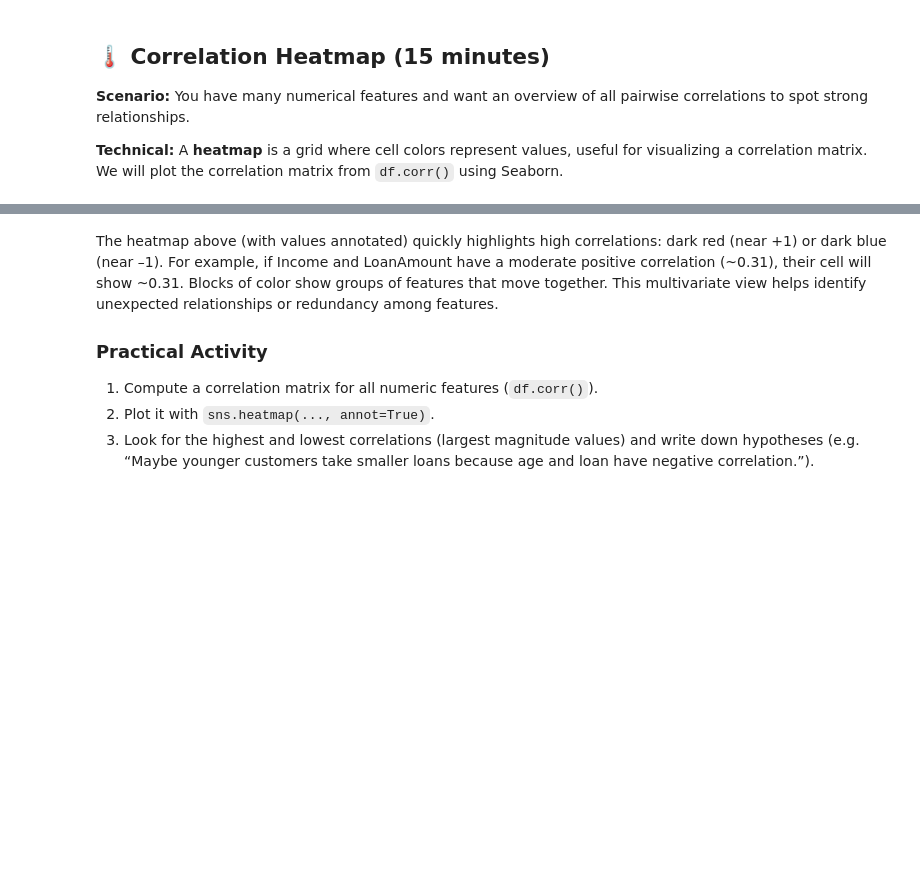
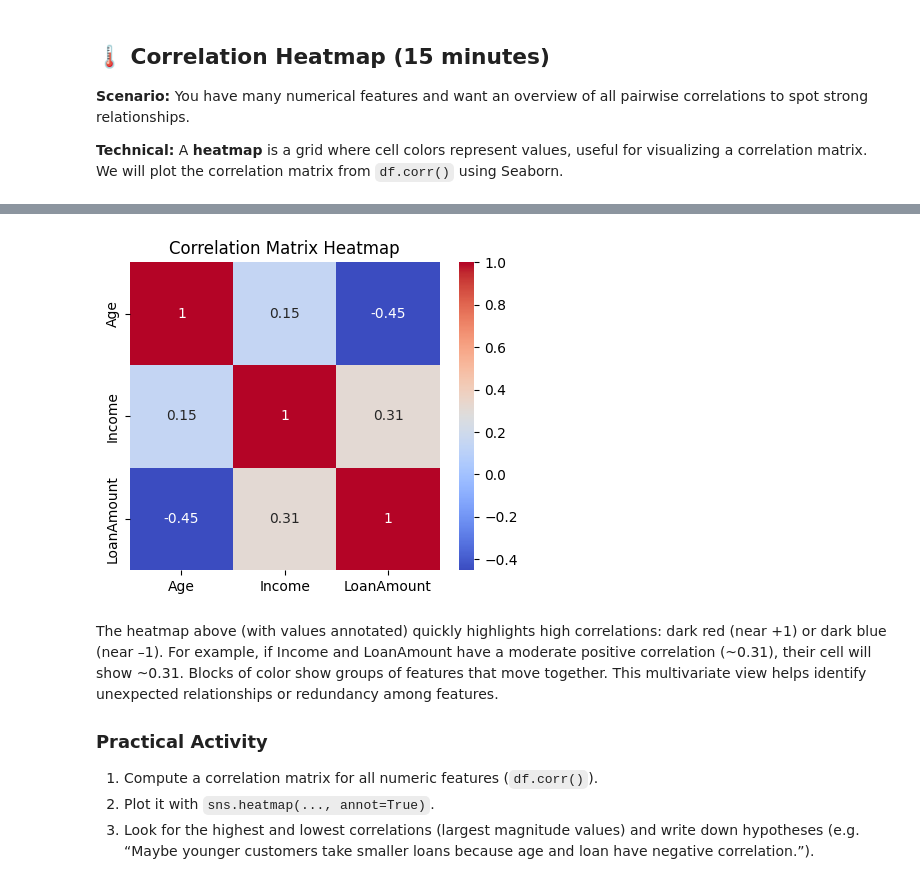
Before and after one commit to datasafariio/AI-bootcamp-fall2025, a Jupyter notebook: Session4/Session4_EDA_Distribution_Modified.ipynb, the cells around one changed output, grey strips where cells are left out. Saved outputs shown, nothing was run; the diff lists cells and outputs as text; code cells hidden in the pictures; blank space fills up the shorter version.

```diff
--- a/Session4/Session4_EDA_Distribution_Modified.ipynb
+++ b/Session4/Session4_EDA_Distribution_Modified.ipynb
@@ -945,10 +1046,12 @@ The scatter plot (`plt.scatter`) lets you visually assess if points cluster alon
 # %%
 # Correlation heatmap
-corr = df.corr()
+corr = df[['Age','Income','LoanAmount']].corr()
 plt.figure(figsize=(5,4))
 sns.heatmap(corr, annot=True, cmap='coolwarm')
 plt.title('Correlation Matrix Heatmap')
 plt.show()
+# %% [output]
+[figure, added]
 # %% [markdown]
 The heatmap above (with values annotated) quickly highlights high correlations: dark red (near +1) or dark blue (near –1). For example, if Income and LoanAmount have a moderate positive correlation (~0.31), their cell will show ~0.31. Blocks of color show groups of features that move together. This multivariate view helps identify unexpected relationships or redundancy among features.
 
```
Also changed, not shown: parts of 28 cells of this notebook, 5 other files.
